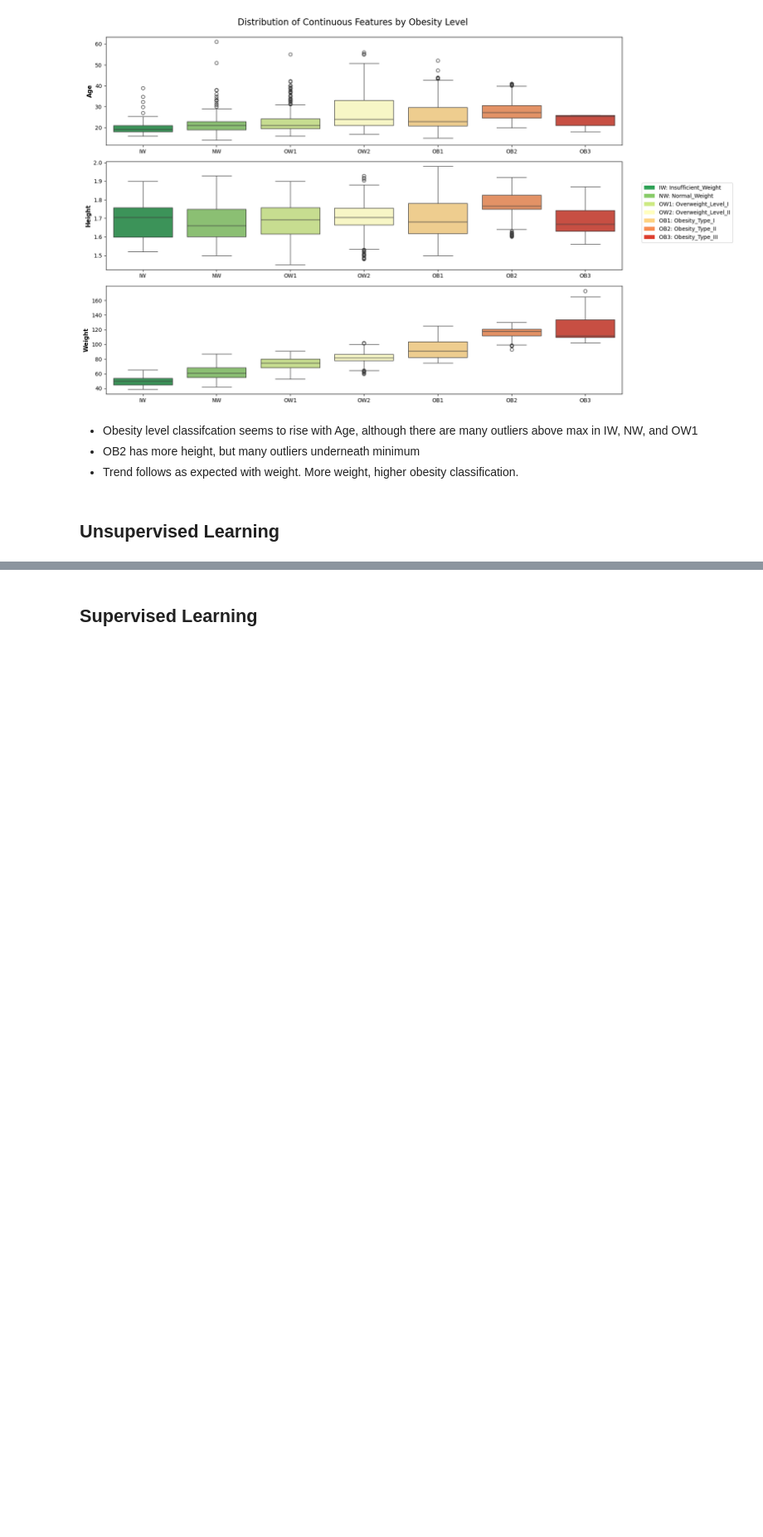
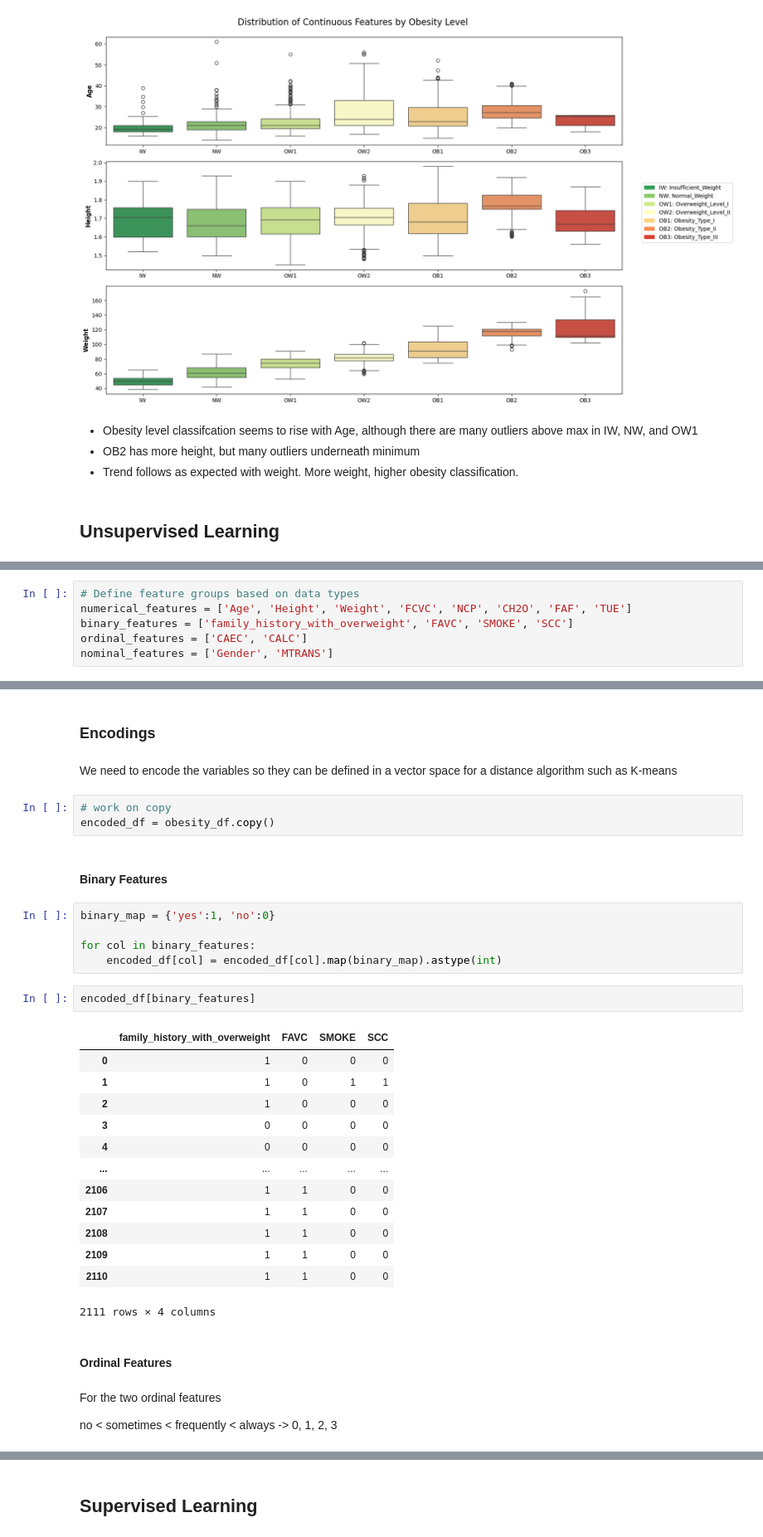
Before and after one commit to r-leeper/scu_obesity_assignment, a Jupyter notebook: CS818_Assignment.ipynb, the cells around one changed output, grey strips where cells are left out. Shown at 83% size. Cells and saved outputs as stored; diff of their text form; blank space fills up the shorter version.

```diff
--- a/CS818_Assignment.ipynb
+++ b/CS818_Assignment.ipynb
@@ -607,0 +624,6 @@ plt.show()
+# %%
+# Define feature groups based on data types
+numerical_features = ['Age', 'Height', 'Weight', 'FCVC', 'NCP', 'CH2O', 'FAF', 'TUE']
+binary_features = ['family_history_with_overweight', 'FAVC', 'SMOKE', 'SCC']
+ordinal_features = ['CAEC', 'CALC']
+nominal_features = ['Gender', 'MTRANS']
@@ -607,0 +635,36 @@ plt.show()
+# %% [markdown]
+### Encodings
+# %% [markdown]
+We need to encode the variables so they can be defined in a vector space for a distance algorithm such as K-means
+# %%
+# work on copy
+encoded_df = obesity_df.copy()
+# %% [markdown]
+#### Binary Features
+# %%
+binary_map = {'yes':1, 'no':0}
+
+for col in binary_features:
+    encoded_df[col] = encoded_df[col].map(binary_map).astype(int)
+# %%
+encoded_df[binary_features]
+# %% [output]
+|  | family_history_with_overweight | FAVC | SMOKE | SCC |
+| 0 | 1 | 0 | 0 | 0 |
+| 1 | 1 | 0 | 1 | 1 |
+| 2 | 1 | 0 | 0 | 0 |
+| 3 | 0 | 0 | 0 | 0 |
+| 4 | 0 | 0 | 0 | 0 |
+| ... | ... | ... | ... | ... |
+| 2106 | 1 | 1 | 0 | 0 |
+| 2107 | 1 | 1 | 0 | 0 |
+| 2108 | 1 | 1 | 0 | 0 |
+| 2109 | 1 | 1 | 0 | 0 |
+| 2110 | 1 | 1 | 0 | 0 |
+2111 rows × 4 columns
+# %% [markdown]
+#### Ordinal Features
+# %% [markdown]
+For the two ordinal features
+
+no < sometimes < frequently < always -> 0, 1, 2, 3
```
Also changed, not shown: parts of 40 cells of this notebook.
